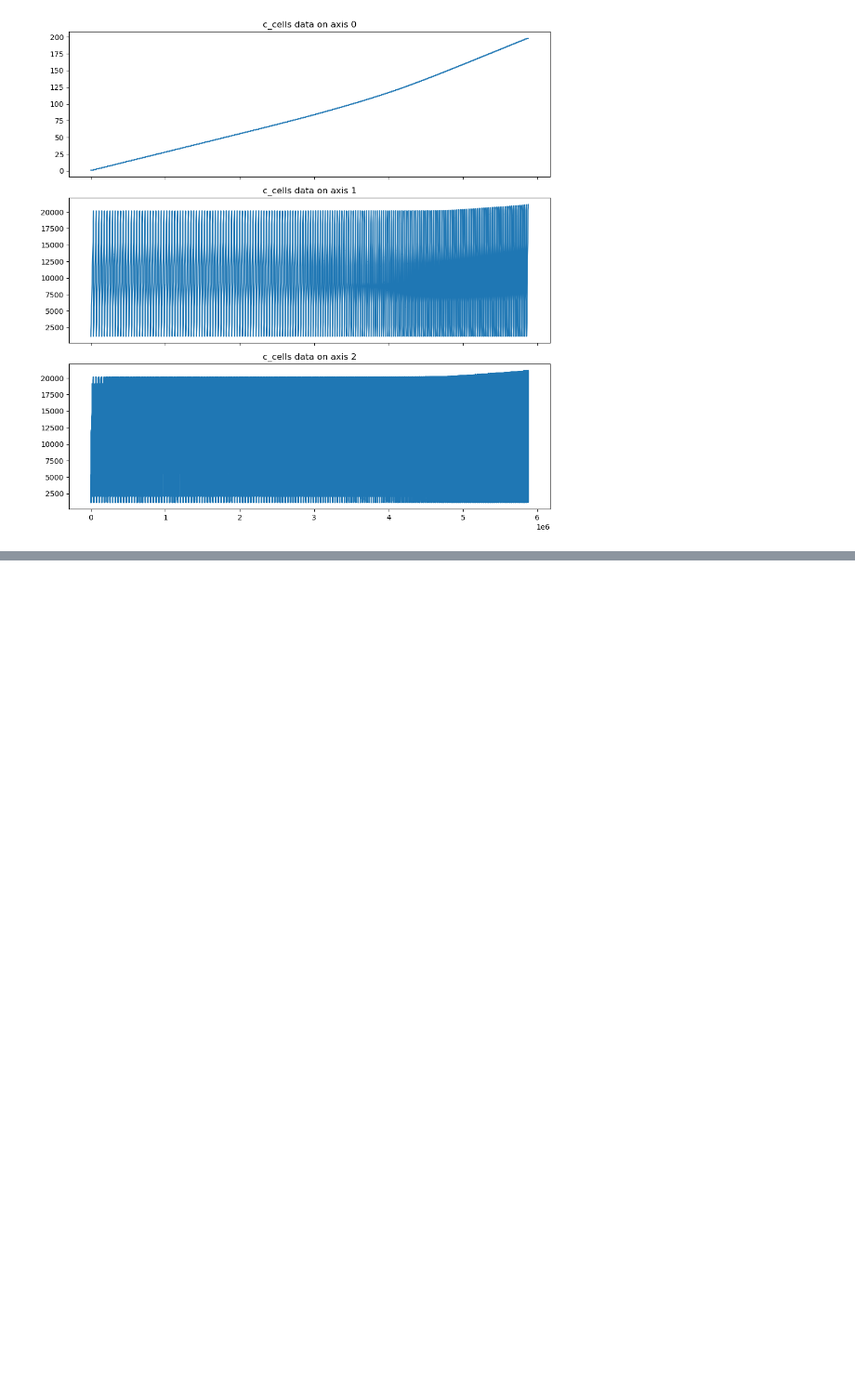
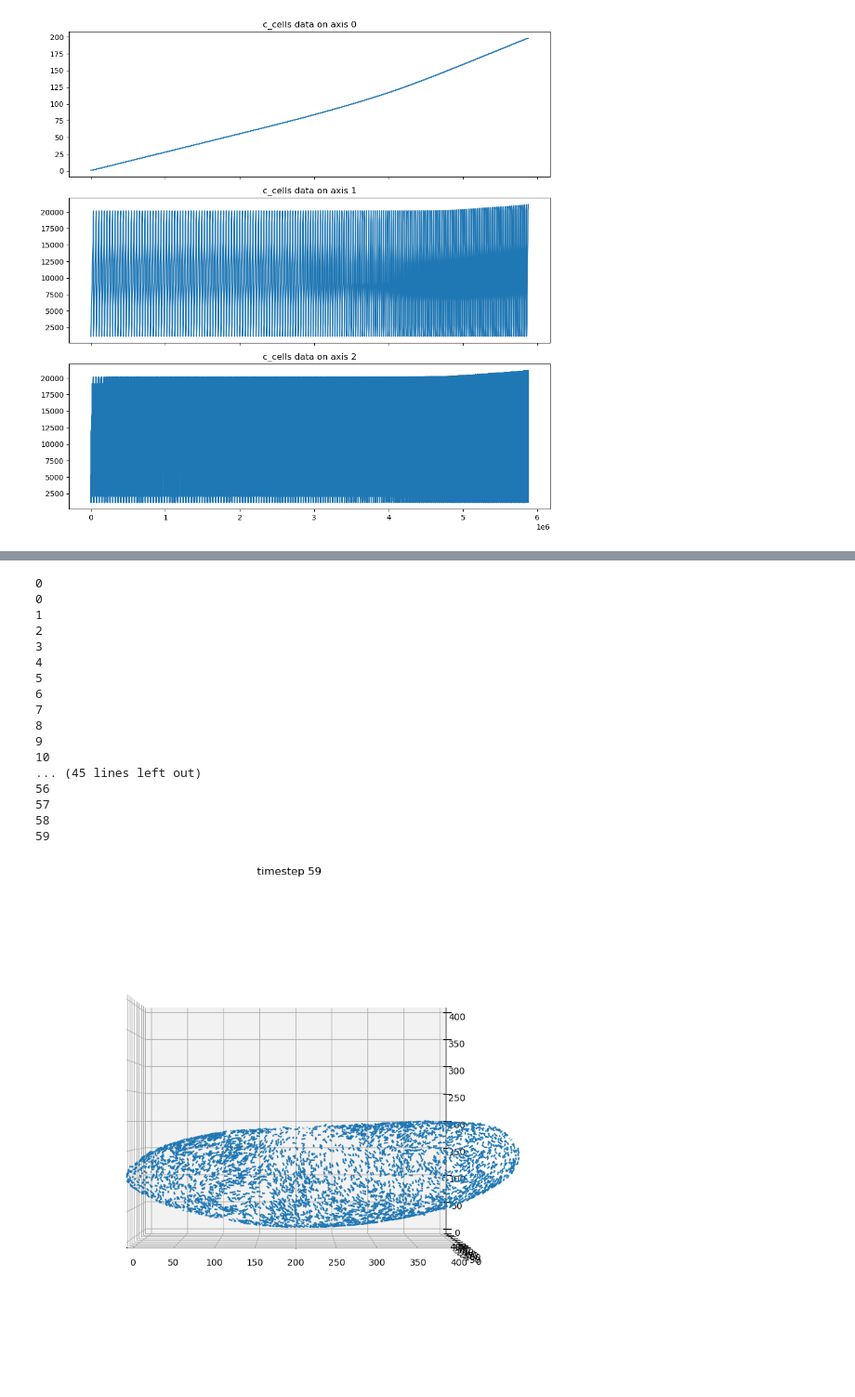
Before and after one commit to JakobSchauser/Thesis, a Jupyter notebook: DeconstructingGastrulation-Data/stas.ipynb, the cells around one changed output, grey strips where cells are left out. Shown at 93% size. Drawn from its saved outputs; the diff is of its cells as text; code cells hidden in the pictures; blank space fills up the shorter version.

```diff
--- a/DeconstructingGastrulation-Data/stas.ipynb
+++ b/DeconstructingGastrulation-Data/stas.ipynb
@@ -184,5 +213,7 @@ plt.plot(distances)
 import trackpy as tp
 
 # track the particles
-t = tp.link_df(df, 2.5, memory=3)
+pred = tp.predict.NearestVelocityPredict()
+t = pred.link_df(df, 2., memory=3, )
+# trshow(tr)
 # %% [output]
@@ -194,3 +225,70 @@ array([     0,      1,      2, ..., 197597, 197598, 197600], dtype=int64)
 # %%
 # save the data
 t.to_csv("tracked_data.csv")
+# %%
+# get movements
+t["dx"] = t.groupby("particle")["x"].diff()
+t["dy"] = t.groupby("particle")["y"].diff()
+t["dz"] = t.groupby("particle")["z"].diff()
+# %%
+import matplotlib.pyplot as plt
+from matplotlib.animation import FuncAnimation
+
+# make 3d animation of the movements
+
+fig = plt.figure(figsize=(10,10))
+ax = fig.add_subplot(111, projection='3d', )
+
+def func(i):
+    print(i)
+    ax.clear()
+    indx = c_cells[0,:] == i
+
+    # plot the quiver plot
+
+
+    xx = t[t["frame"] == i]["x"]
+    yy = t[t["frame"] == i]["y"]
+    zz = t[t["frame"] == i]["z"]
+
+    dx = t[t["frame"] == i]["dx"]
+    dy = t[t["frame"] == i]["dy"]
+    dz = t[t["frame"] == i]["dz"]
+
+    where_non_nan = ~np.isnan(dx)
+
+
+
+    ax.quiver(2.5*xx[where_non_nan], yy[where_non_nan], zz[where_non_nan], dx[where_non_nan], dy[where_non_nan], dz[where_non_nan], length=5, normalize=True, )
+
+    ax.set_title(f"timestep {i}")
+
+    ax.set_xlim(0, 400)
+    ax.set_ylim(0, 400)
+    ax.set_zlim(0, 400)
+
+    ax.view_init(0, 270)
+
+
+ani = FuncAnimation(fig, func, frames=range(0, 60), interval=100)
+
+ani.save('quiver_animation.mp4', writer='ffmpeg')
+# %% [output]
+0
+0
+1
+2
+3
+4
+5
+6
+7
+8
+9
+10
+... (45 lines left out)
+56
+57
+58
+59
+[figure, added]
```
Also changed, not shown: parts of 7 cells of this notebook, 2 other files.
